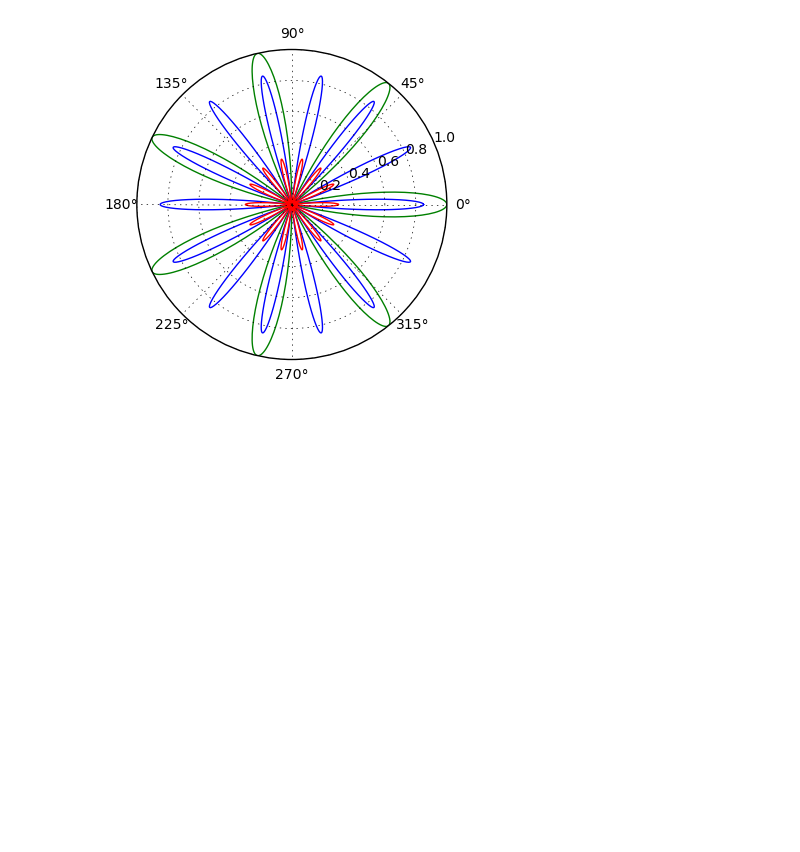
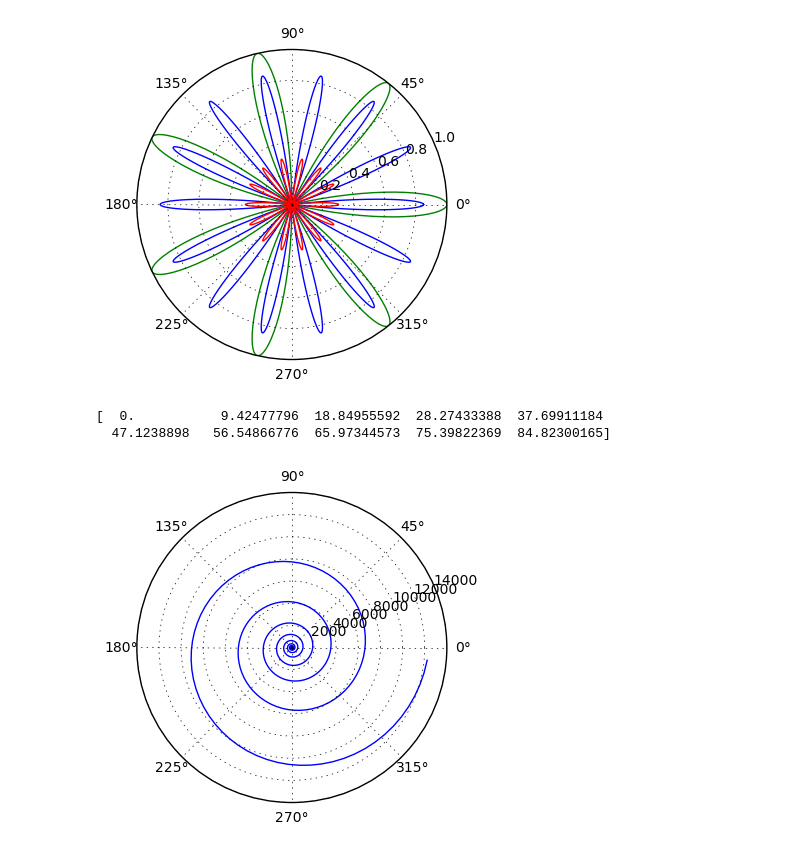
Before and after one commit to CarlosReyes1/c2017Fall, a Jupyter notebook: c191s18/Plotting.ipynb, the cells around one changed output. Drawn from its saved outputs; the diff is of its cells as text; code cells hidden in the pictures; blank space fills up the shorter version.

Commit message:
polar spirals

```diff
--- a/c191s18/Plotting.ipynb
+++ b/c191s18/Plotting.ipynb
@@ -36,3 +36,15 @@ plt.show()
 [ 0.          0.62894748  1.25789496  1.88684243  2.51578991  3.14473739
   3.77368487  4.40263235  5.03157983  5.6605273 ]
 [figure]
+# %%
+radius = 1
+theta = np.array([t/1000*30*np.pi*radius for t in range(1000)])
+print theta[::100]
+plt.subplot(111, projection='polar')
+#plt.plot(theta, [math.cos(i)*(2+10*i) for i in theta], "g-")
+plt.plot(theta, [(0.3+math.e**(0.1*i)) for i in theta], "b-")
+plt.show()
+# %% [output]
+[  0.           9.42477796  18.84955592  28.27433388  37.69911184
+  47.1238898   56.54866776  65.97344573  75.39822369  84.82300165]
+[figure, added]
```
